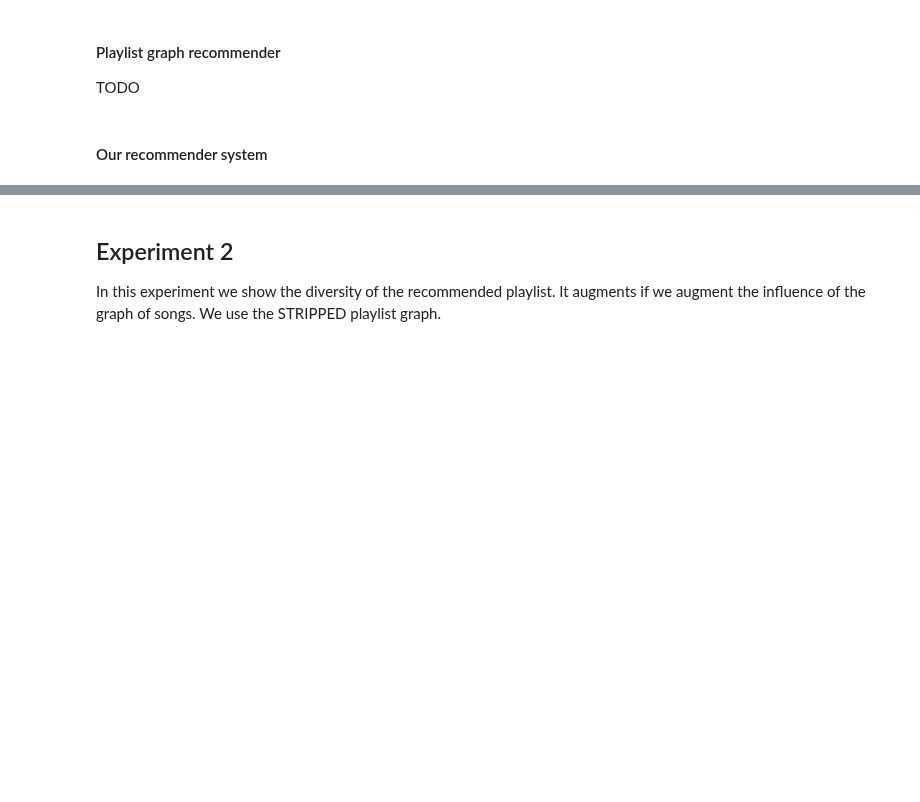
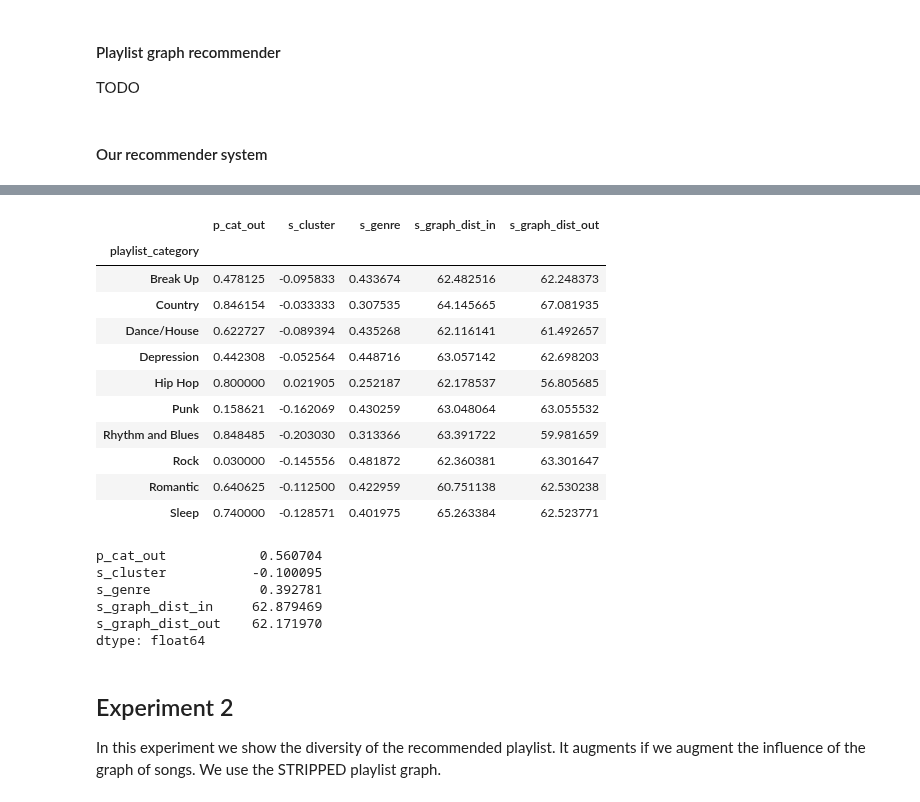
Before and after one commit to kikohs/recog, a Jupyter notebook: notebook/Rec sys.ipynb, the cells around one changed output, grey strips where cells are left out. Drawn from its saved outputs; the diff is of its cells as text; code cells hidden in the pictures; blank space fills up the shorter version.

```diff
--- a/notebook/Rec sys.ipynb
+++ b/notebook/Rec sys.ipynb
@@ -521,7 +582,7 @@ Find best theta from grid search.
 # %%
 def grid_search_theta_playlist():
     results = []
-    for theta in xrange(1, 27, 3):
+    for theta in xrange(25, 50, 5):
         d = {'theta_playlist': theta}
         data_path = os.path.join(SCENARIO_DIR, 'exp1_s1_theta_p_' + str(theta))
         d['data_path'] = data_path
@@ -531,4 +592,15 @@ def grid_search_theta_playlist():
         results.append(d)
     return results
 
-results_gs_theta_playlist_exp1_s1 = grid_search_theta_playlist()
+def find_best_theta(all_data):
+    best_d = all_data[0]
+    old_score = 0
+    for d in all_data:
+        r = run_validation(d['data_path'], d['a'], d['b'], sample_size=0,
+                           with_sampled_playlists=False, score_playlist_cat_only=True, only_test_set=True)
+        score = r['p_cat_out'].mean()
+        if score > old_score:
+            print 'Theta: {}, score: {}'.format(d['theta_playlist'], score)
+            best_d = d
+            old_score = score
+    return best_d
@@ -552,9 +669,10 @@ TODO
 # %% [markdown]
 #### Our recommender system
 # %%
+best_theta_p_s2 = 19
 def grid_search_theta_playlist_scenario2():
     results = []
-    for theta in xrange(1, 27, 3):
+    for theta in xrange(19, 50, 5):
         d = {'theta_playlist': theta}
         data_path = os.path.join(SCENARIO_DIR2, 'exp1_s2_theta_p_' + str(theta))
         d['data_path'] = data_path
@@ -564,4 +682,8 @@ def grid_search_theta_playlist_scenario2():
         results.append(d)
     return results
 
-results_gs_theta_playlist_exp1_s2 = grid_search_theta_playlist_scenario2()
+# results_gs_theta_playlist_exp1_s2 = grid_search_theta_playlist_scenario2()
+exp1_s2_d = find_best_theta(results_gs_theta_playlist_exp1_s2)
+data_path = os.path.join(SCENARIO_DIR2, 'exp1_s2_best_theta_p' + str(exp1_s2_d['theta_playlist']))
+np.savez(data_path, A=exp1_s2_d['a'], B=exp1_s2_d['b'])
+print 'Best theta playlist:', exp1_s2_d['theta_playlist']
@@ -572,0 +706,2 @@ results_exp1_s2
+# %%
+exp1_s2_results = run_validation(data_path, exp1_s2_d['a'], exp1_s2_d['b'], sample_size=3, only_test_set=True)
@@ -573,3 +710,27 @@ results_exp1_s2
+# %%
+exp1_s2_results
+# %% [output]
+|  | p_cat_out | s_cluster | s_genre | s_graph_dist_in | s_graph_dist_out |
+| playlist_category |  |  |  |  |  |
+| Break Up | 0.478125 | -0.095833 | 0.433674 | 62.482516 | 62.248373 |
+| Country | 0.846154 | -0.033333 | 0.307535 | 64.145665 | 67.081935 |
+| Dance/House | 0.622727 | -0.089394 | 0.435268 | 62.116141 | 61.492657 |
+| Depression | 0.442308 | -0.052564 | 0.448716 | 63.057142 | 62.698203 |
+| Hip Hop | 0.800000 | 0.021905 | 0.252187 | 62.178537 | 56.805685 |
+| Punk | 0.158621 | -0.162069 | 0.430259 | 63.048064 | 63.055532 |
+| Rhythm and Blues | 0.848485 | -0.203030 | 0.313366 | 63.391722 | 59.981659 |
+| Rock | 0.030000 | -0.145556 | 0.481872 | 62.360381 | 63.301647 |
+| Romantic | 0.640625 | -0.112500 | 0.422959 | 60.751138 | 62.530238 |
+| Sleep | 0.740000 | -0.128571 | 0.401975 | 65.263384 | 62.523771 |
+# %%
+exp1_s2_results.mean()
+# %% [output]
+p_cat_out            0.560704
+s_cluster           -0.100095
+s_genre              0.392781
+s_graph_dist_in     62.879469
+s_graph_dist_out    62.171970
+dtype: float64
 # %%
 agglomerate_results_per_category(data_path, 'p_cat_out')
 # %% [markdown]
```
Also changed, not shown: parts of 19 cells of this notebook, 1 other file.
